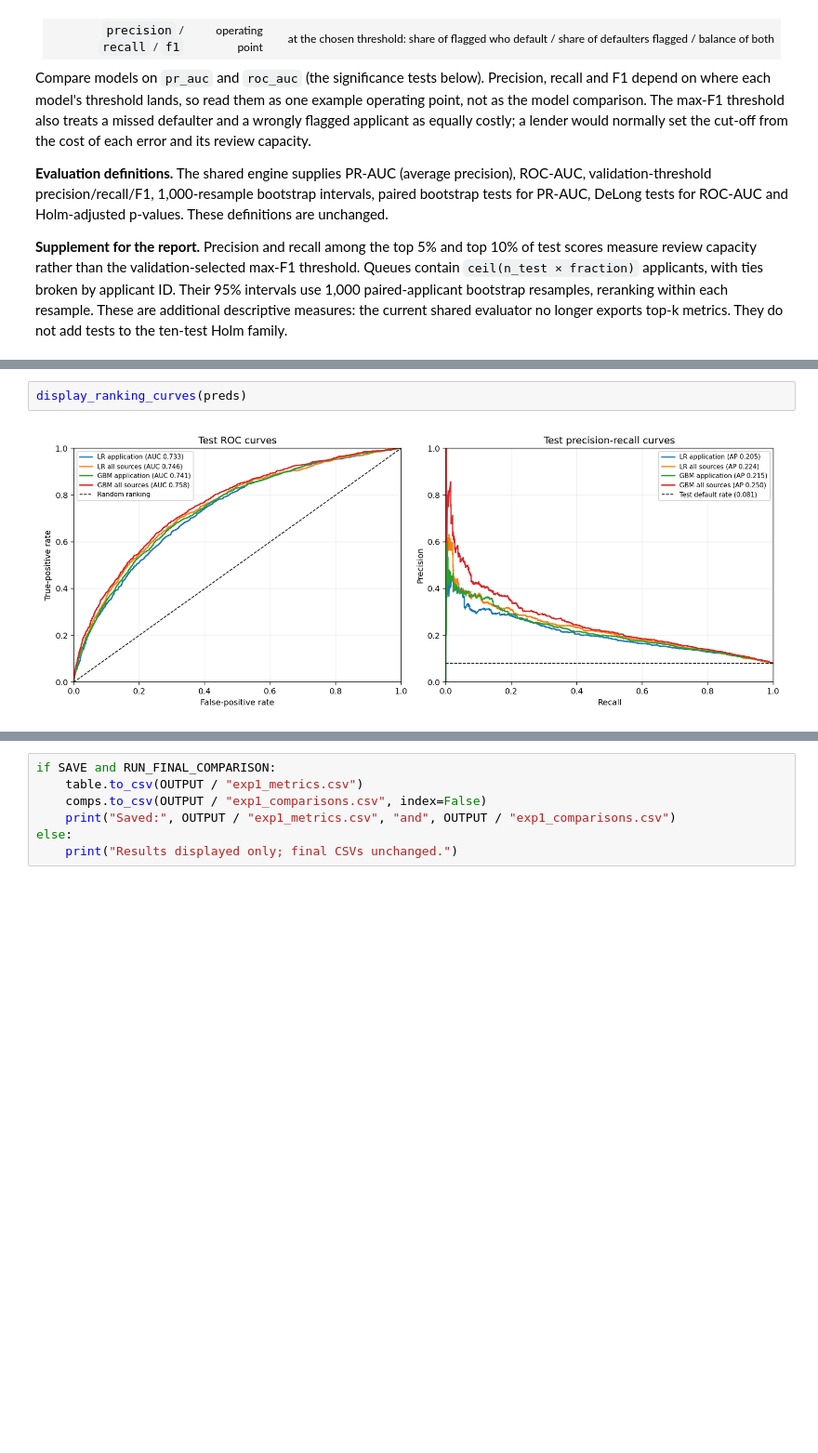
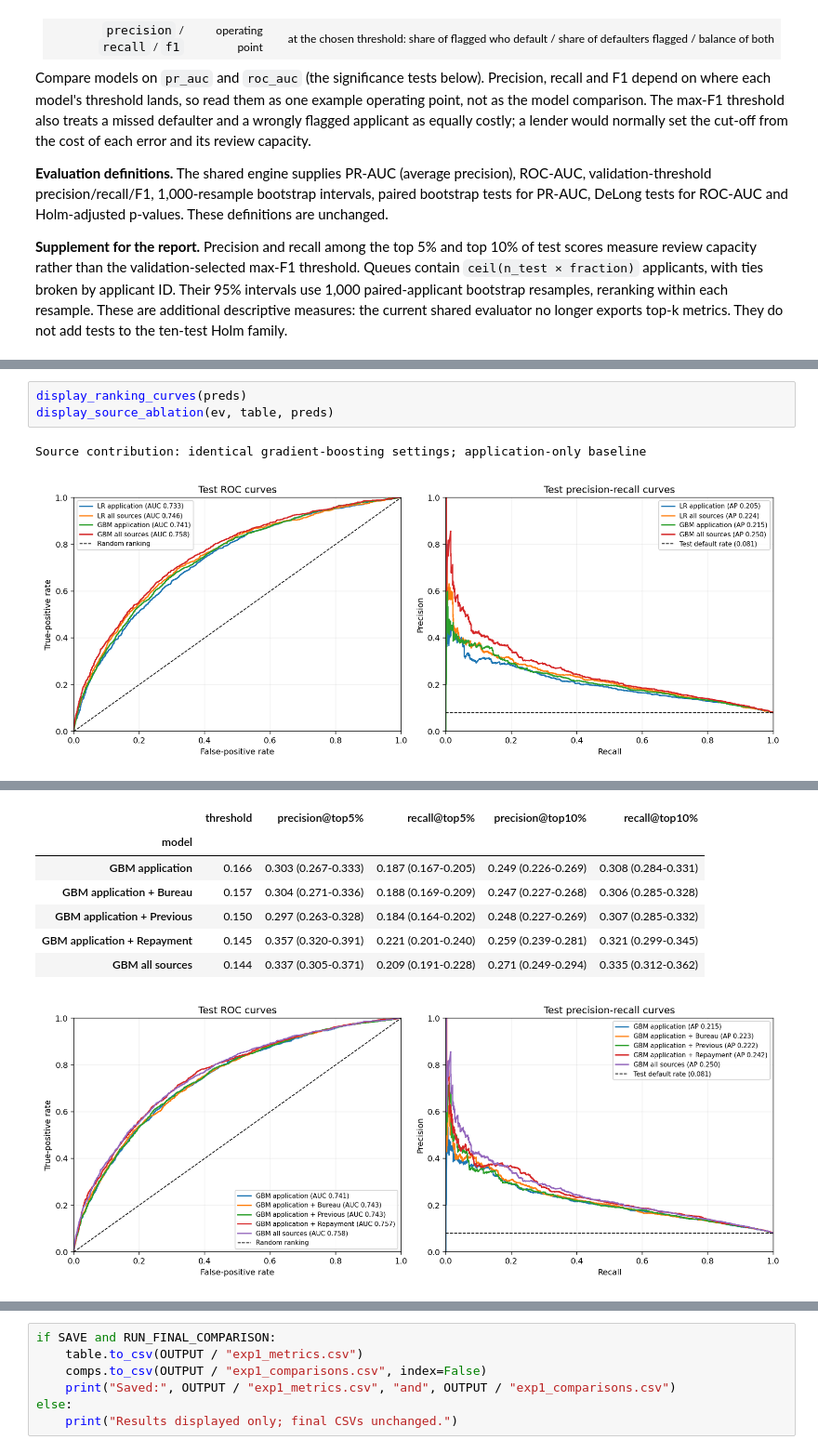
Before and after one commit to RaUzenL/bt4012_group6, a Jupyter notebook: Exp_1/evaluate_exp1.ipynb, the cells around one changed output, grey strips where cells are left out. Shown at 93% size. Saved outputs shown, nothing was run; the diff lists cells and outputs as text; blank space fills up the shorter version.

```diff
--- a/Exp_1/evaluate_exp1.ipynb
+++ b/Exp_1/evaluate_exp1.ipynb
@@ -310,4 +357,6 @@ The four core configurations show the effect of historical information within ea
 # %%
 display_ranking_curves(preds)
+display_source_ablation(ev, table, preds)
 # %% [output]
+Source contribution: identical gradient-boosting settings; application-only baseline
 [figure]
@@ -314 +370,9 @@ display_ranking_curves(preds)
+|  | threshold | precision@top5% | recall@top5% | precision@top10% | recall@top10% |
+| model |  |  |  |  |  |
+| GBM application | 0.166 | 0.303 (0.267-0.333) | 0.187 (0.167-0.205) | 0.249 (0.226-0.269) | 0.308 (0.284-0.331) |
+| GBM application + Bureau | 0.157 | 0.304 (0.271-0.336) | 0.188 (0.169-0.209) | 0.247 (0.227-0.268) | 0.306 (0.285-0.328) |
+| GBM application + Previous | 0.150 | 0.297 (0.263-0.328) | 0.184 (0.164-0.202) | 0.248 (0.227-0.269) | 0.307 (0.285-0.332) |
+| GBM application + Repayment | 0.145 | 0.357 (0.320-0.391) | 0.221 (0.201-0.240) | 0.259 (0.239-0.281) | 0.321 (0.299-0.345) |
+| GBM all sources | 0.144 | 0.337 (0.305-0.371) | 0.209 (0.191-0.228) | 0.271 (0.249-0.294) | 0.335 (0.312-0.362) |
+[figure, added]
 # %% [markdown]
```
Also changed, not shown: parts of 8 cells of this notebook, 5 other files.
